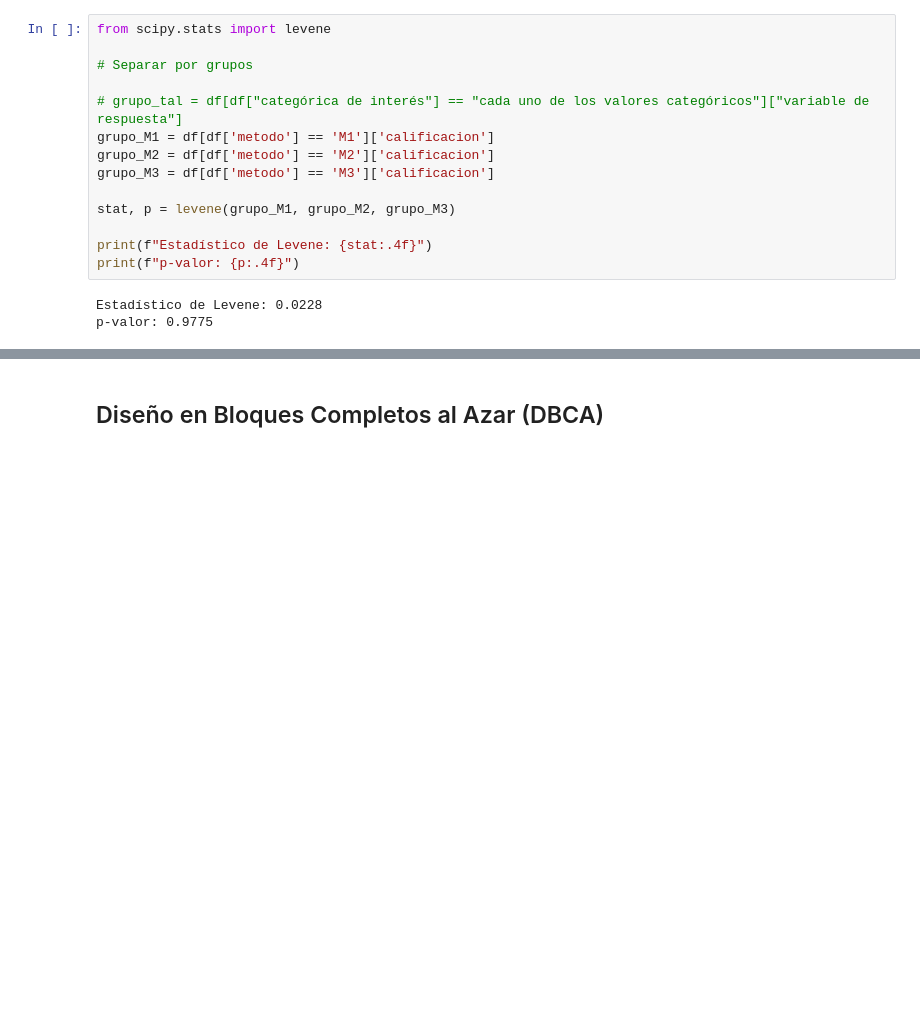
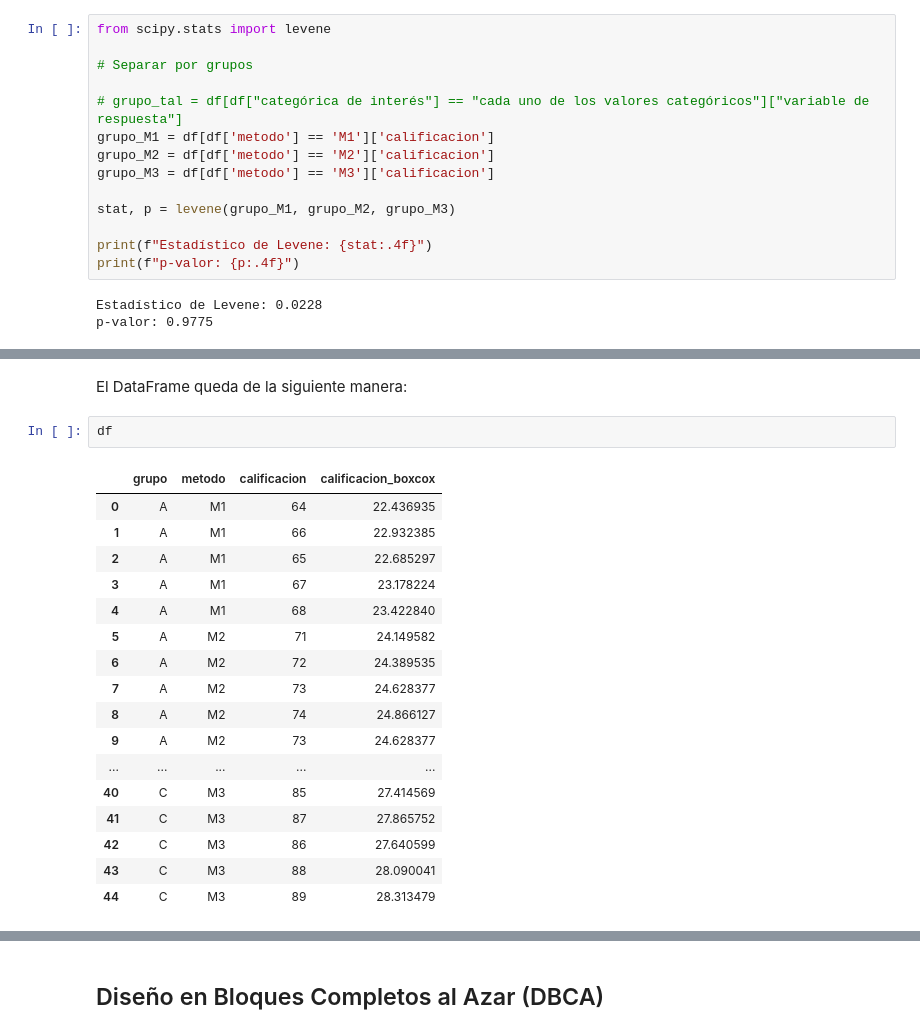
Before and after one commit to DrFaus/Estadistica2026B, a Jupyter notebook: DiseniosExperimentalesUnFactor.ipynb, the cells around one changed output, grey strips where cells are left out. Drawn from its saved outputs; the diff is of its cells as text; blank space fills up the shorter version.

```diff
--- a/DiseniosExperimentalesUnFactor.ipynb
+++ b/DiseniosExperimentalesUnFactor.ipynb
@@ -526,0 +580,22 @@ No obstante, es importante señalar que los datos fueron obtenidos bajo un Dise
+# %% [markdown]
+El DataFrame queda de la siguiente manera:
+# %%
+df
+# %% [output]
+|  | grupo | metodo | calificacion | calificacion_boxcox |
+| 0 | A | M1 | 64 | 22.436935 |
+| 1 | A | M1 | 66 | 22.932385 |
+| 2 | A | M1 | 65 | 22.685297 |
+| 3 | A | M1 | 67 | 23.178224 |
+| 4 | A | M1 | 68 | 23.422840 |
+| 5 | A | M2 | 71 | 24.149582 |
+| 6 | A | M2 | 72 | 24.389535 |
+| 7 | A | M2 | 73 | 24.628377 |
+| 8 | A | M2 | 74 | 24.866127 |
+| 9 | A | M2 | 73 | 24.628377 |
+| ... | ... | ... | ... | ... |
+| 40 | C | M3 | 85 | 27.414569 |
+| 41 | C | M3 | 87 | 27.865752 |
+| 42 | C | M3 | 86 | 27.640599 |
+| 43 | C | M3 | 88 | 28.090041 |
+| 44 | C | M3 | 89 | 28.313479 |
```
Also changed, not shown: parts of 20 cells of this notebook.
